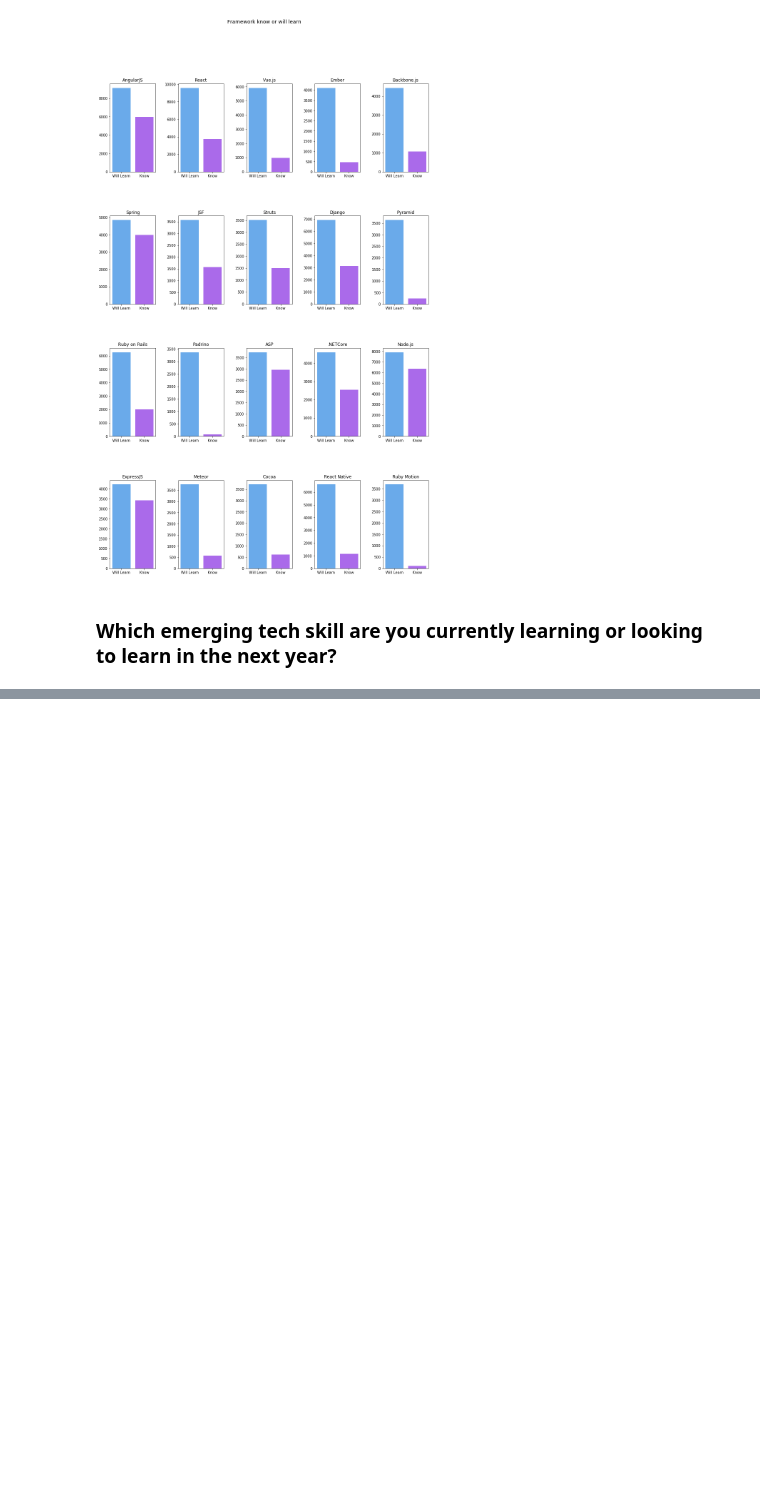
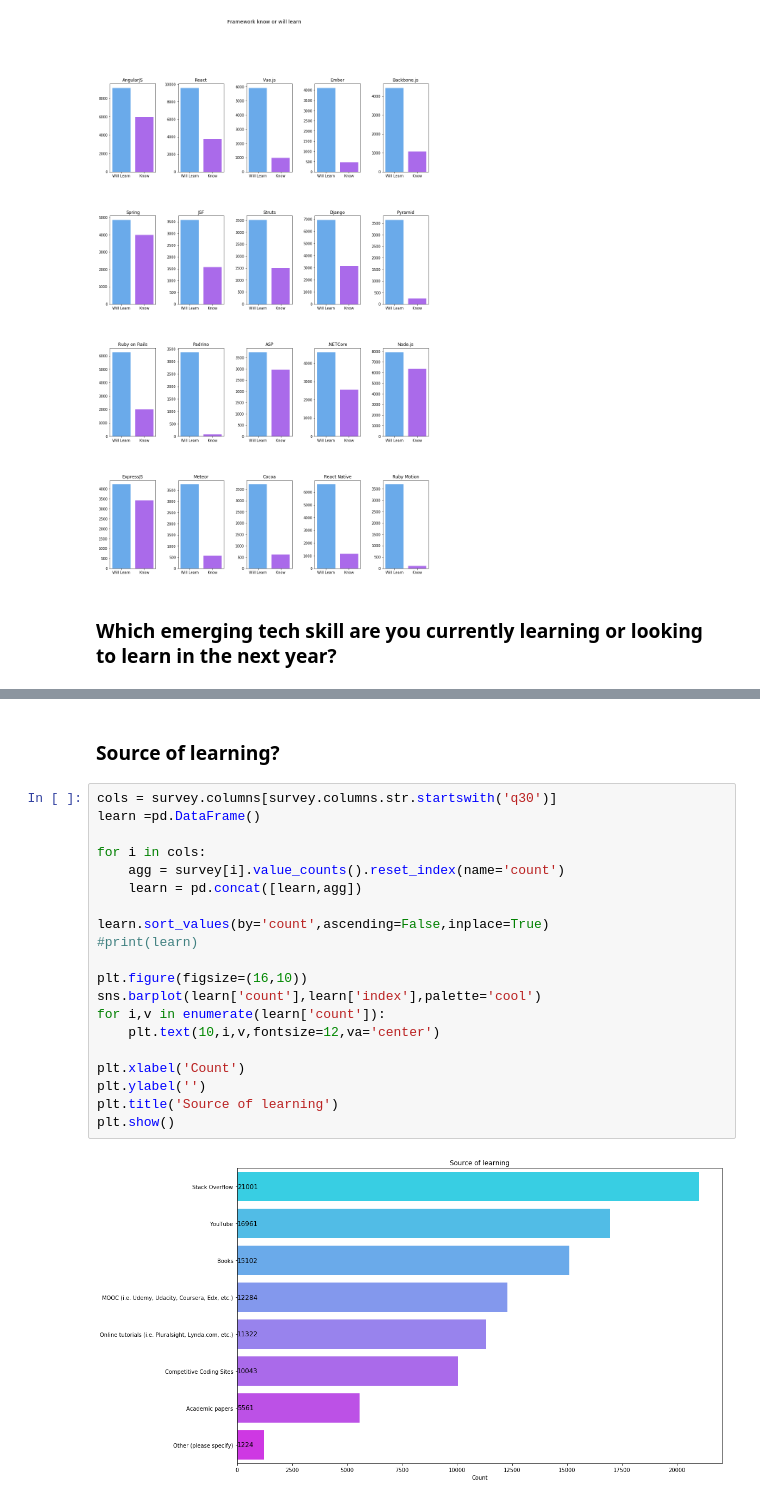
Before and after one commit to bipin2295/Developer-Survey, a Jupyter notebook: HackerrankAnalysis.ipynb, the cells around one changed output, grey strips where cells are left out. Drawn from its saved outputs; the diff is of its cells as text; blank space fills up the shorter version.

```diff
--- a/HackerrankAnalysis.ipynb
+++ b/HackerrankAnalysis.ipynb
@@ -616,0 +622,24 @@ plt.show()
+# %% [markdown]
+### Source of learning?
+# %%
+cols = survey.columns[survey.columns.str.startswith('q30')]
+learn =pd.DataFrame()
+
+for i in cols:
+    agg = survey[i].value_counts().reset_index(name='count')
+    learn = pd.concat([learn,agg])
+
+learn.sort_values(by='count',ascending=False,inplace=True)
+#print(learn)
+
+plt.figure(figsize=(16,10))
+sns.barplot(learn['count'],learn['index'],palette='cool')
+for i,v in enumerate(learn['count']):
+    plt.text(10,i,v,fontsize=12,va='center')
+
+plt.xlabel('Count')
+plt.ylabel('')
+plt.title('Source of learning')
+plt.show()
+# %% [output]
+[figure, added]
```
Also changed, not shown: parts of 16 cells of this notebook.
